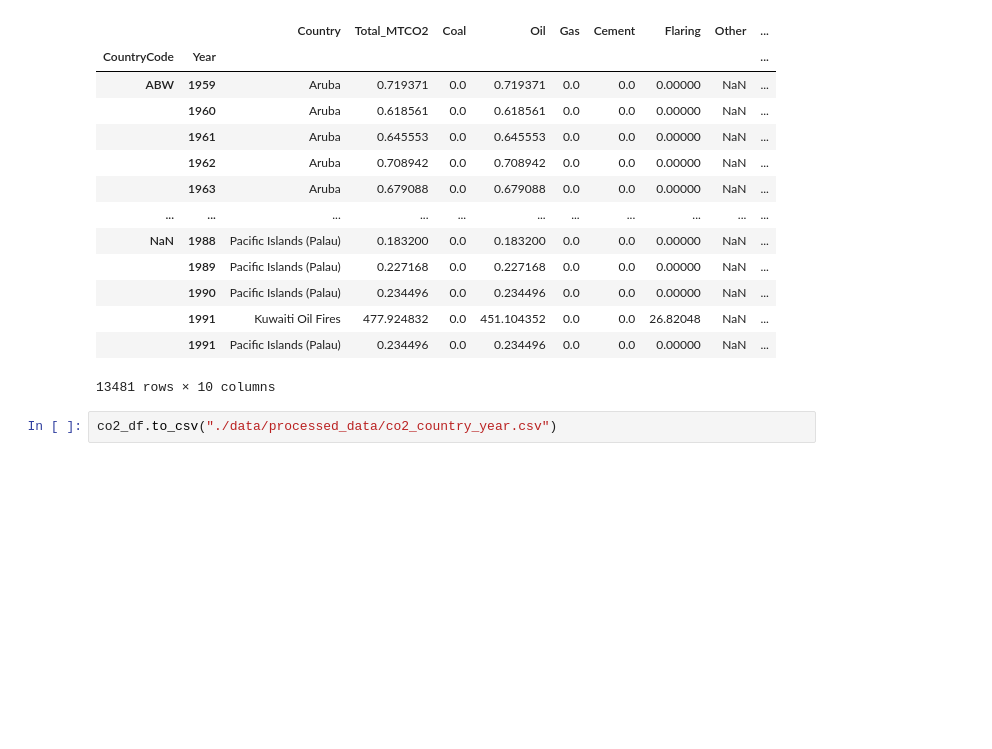
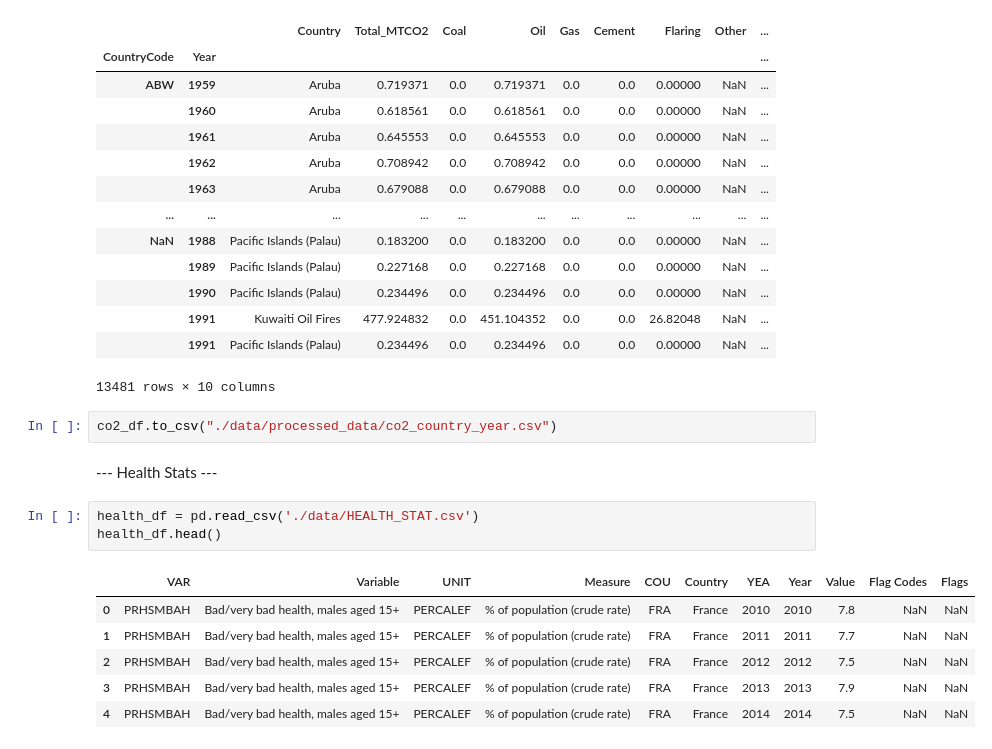
Before and after one commit to AtWillB/INST447-Final, a Jupyter notebook: preprocessing.ipynb, the cells around one changed output. Saved outputs shown, nothing was run; the diff lists cells and outputs as text; blank space fills up the shorter version.

Commit message:
healthstats csv cleaned

```diff
--- a/preprocessing.ipynb
+++ b/preprocessing.ipynb
@@ -75,3 +67,15 @@ co2_df.join(gdp_per_cap_df)
 13481 rows × 10 columns
 # %%
 co2_df.to_csv("./data/processed_data/co2_country_year.csv")
+# %% [markdown]
+--- Health Stats ---
+# %%
+health_df = pd.read_csv('./data/HEALTH_STAT.csv')
+health_df.head()
+# %% [output]
+|  | VAR | Variable | UNIT | Measure | COU | Country | YEA | Year | Value | Flag Codes | Flags |
+| 0 | PRHSMBAH | Bad/very bad health, males aged 15+ | PERCALEF | % of population (crude rate) | FRA | France | 2010 | 2010 | 7.8 | NaN | NaN |
+| 1 | PRHSMBAH | Bad/very bad health, males aged 15+ | PERCALEF | % of population (crude rate) | FRA | France | 2011 | 2011 | 7.7 | NaN | NaN |
+| 2 | PRHSMBAH | Bad/very bad health, males aged 15+ | PERCALEF | % of population (crude rate) | FRA | France | 2012 | 2012 | 7.5 | NaN | NaN |
+| 3 | PRHSMBAH | Bad/very bad health, males aged 15+ | PERCALEF | % of population (crude rate) | FRA | France | 2013 | 2013 | 7.9 | NaN | NaN |
+| 4 | PRHSMBAH | Bad/very bad health, males aged 15+ | PERCALEF | % of population (crude rate) | FRA | France | 2014 | 2014 | 7.5 | NaN | NaN |
```
Also changed, not shown: parts of 5 cells of this notebook.
